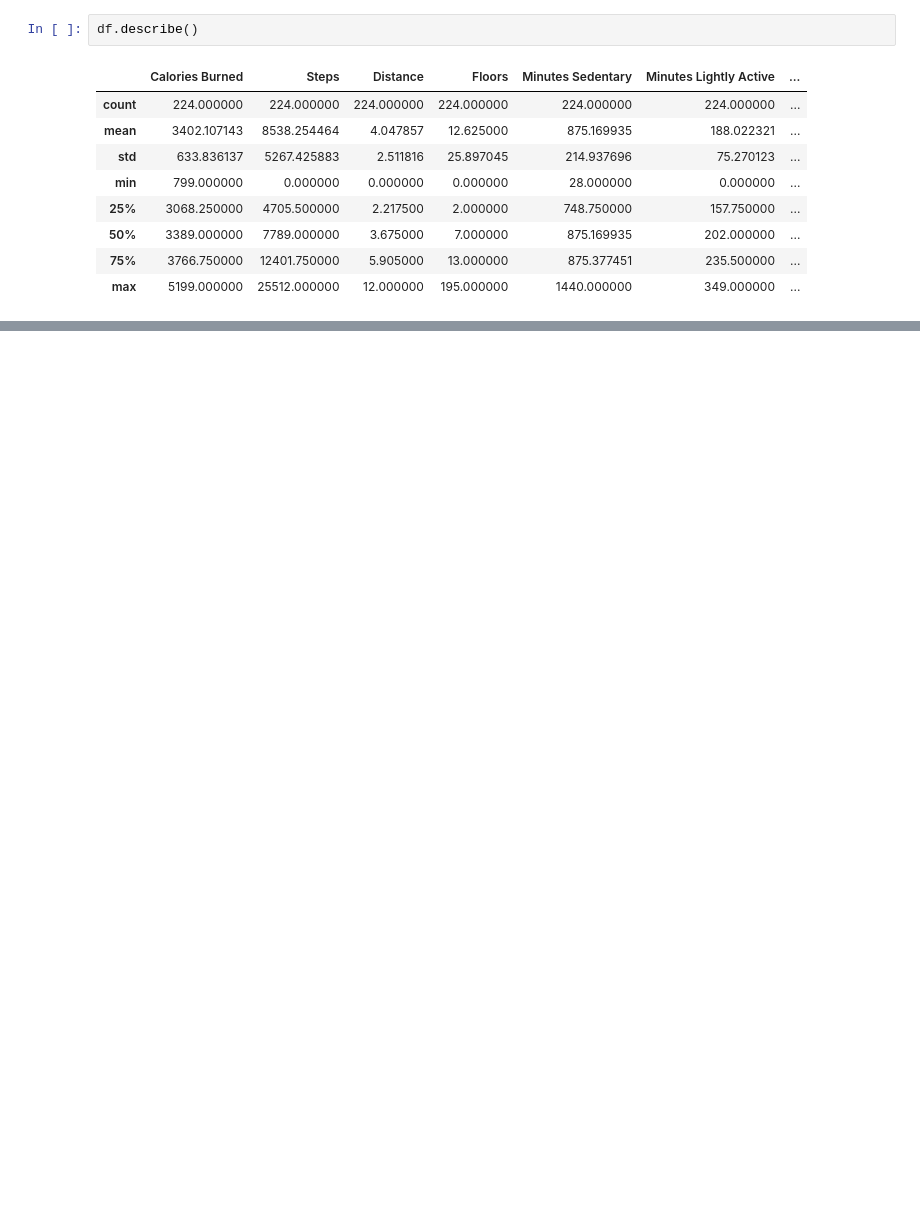
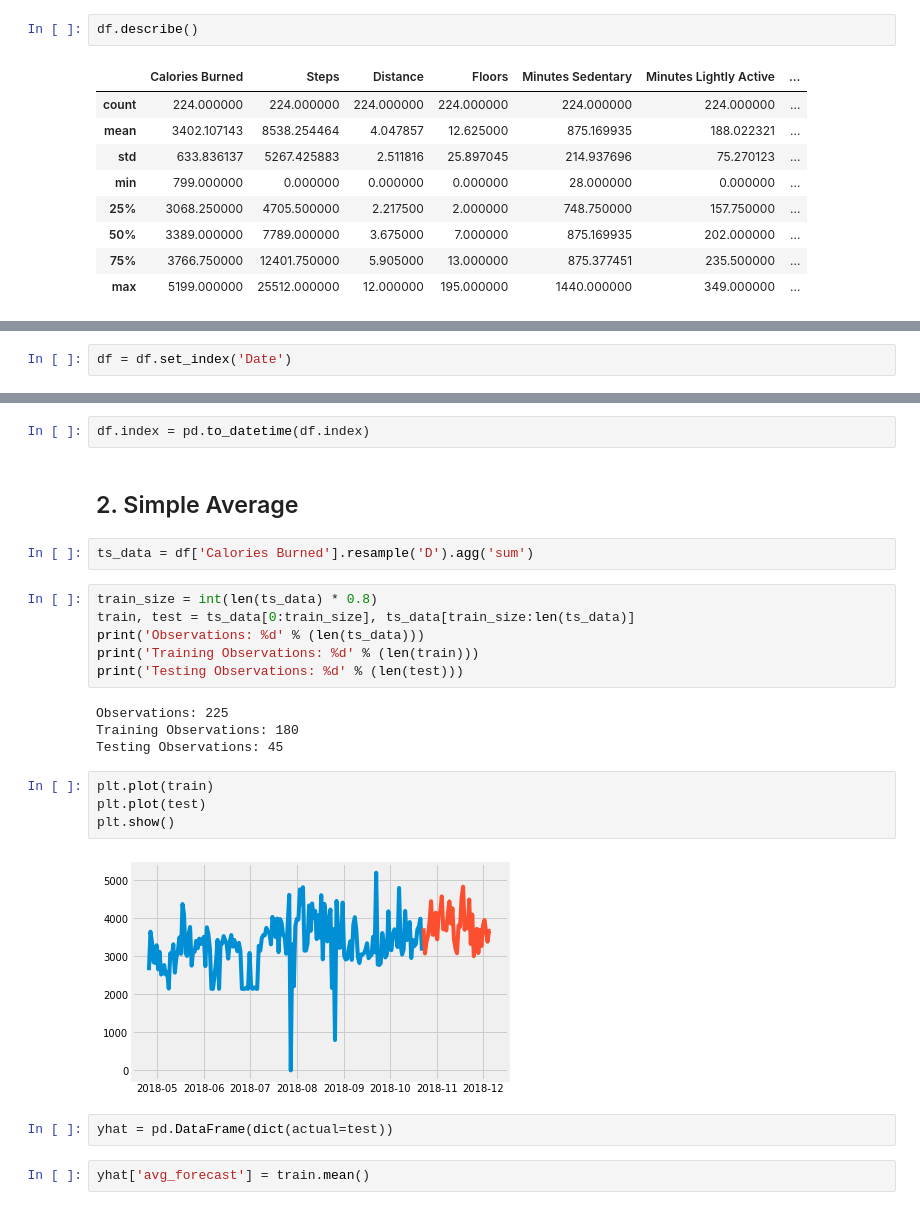
Before and after one commit to jesseanddd/fitbit, a Jupyter notebook: dd_fitbit.ipynb, the cells around one changed output, grey strips where cells are left out. Cells and saved outputs as stored; diff of their text form; blank space fills up the shorter version.

```diff
--- a/dd_fitbit.ipynb
+++ b/dd_fitbit.ipynb
@@ -300,0 +341,2 @@ TypeError: Only valid with DatetimeIndex, TimedeltaIndex or PeriodIndex, but got
+# %%
+df = df.set_index('Date')
@@ -300,0 +358,26 @@ TypeError: Only valid with DatetimeIndex, TimedeltaIndex or PeriodIndex, but got
+# %%
+df.index = pd.to_datetime(df.index)
+# %% [markdown]
+## 2. Simple Average
+# %%
+ts_data = df['Calories Burned'].resample('D').agg('sum')
+# %%
+train_size = int(len(ts_data) * 0.8)
+train, test = ts_data[0:train_size], ts_data[train_size:len(ts_data)]
+print('Observations: %d' % (len(ts_data)))
+print('Training Observations: %d' % (len(train)))
+print('Testing Observations: %d' % (len(test)))
+# %% [output]
+Observations: 225
+Training Observations: 180
+Testing Observations: 45
+# %%
+plt.plot(train)
+plt.plot(test)
+plt.show()
+# %% [output]
+[figure, added]
+# %%
+yhat = pd.DataFrame(dict(actual=test))
+# %%
+yhat['avg_forecast'] = train.mean()
```
Also changed, not shown: parts of 41 cells of this notebook, 1 other file.
